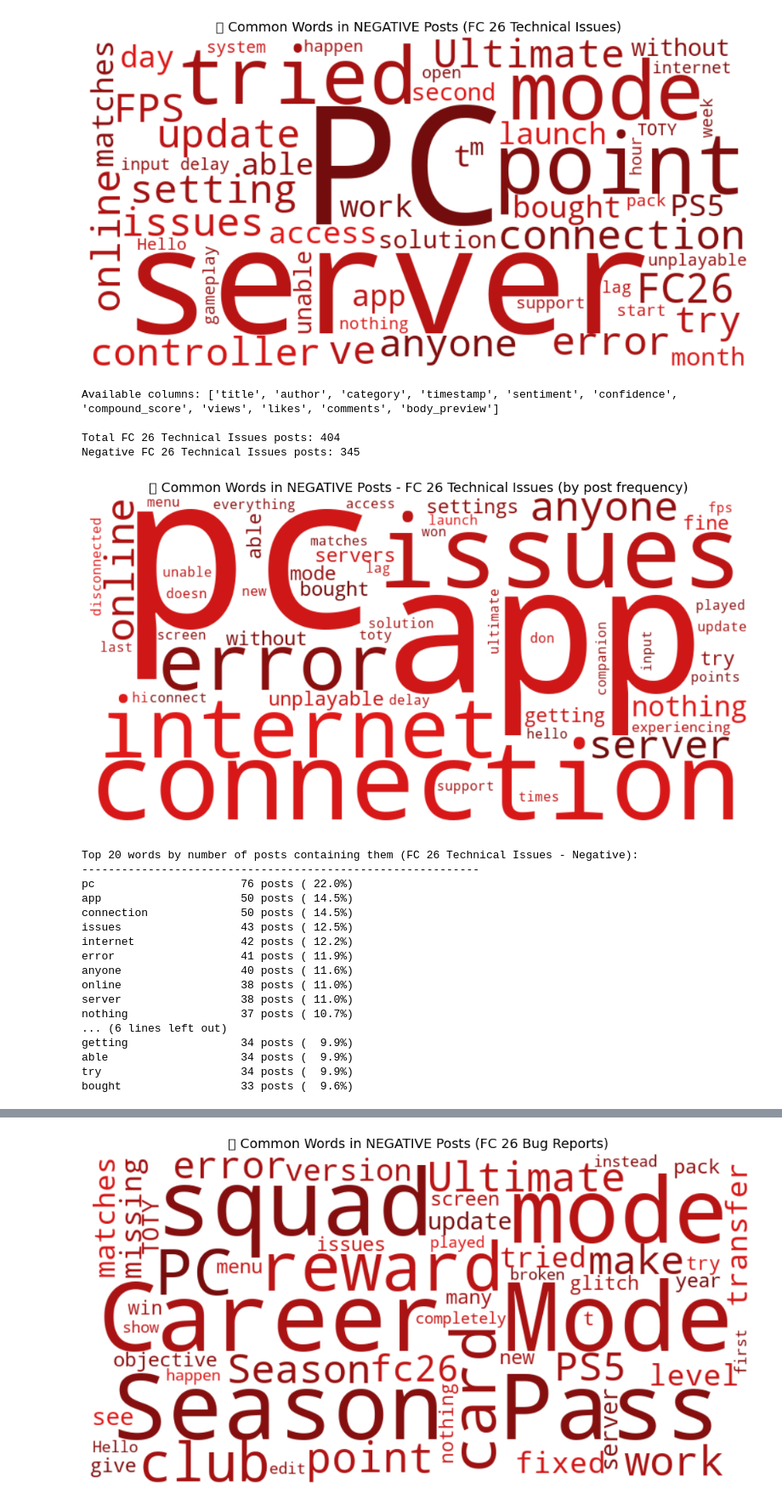
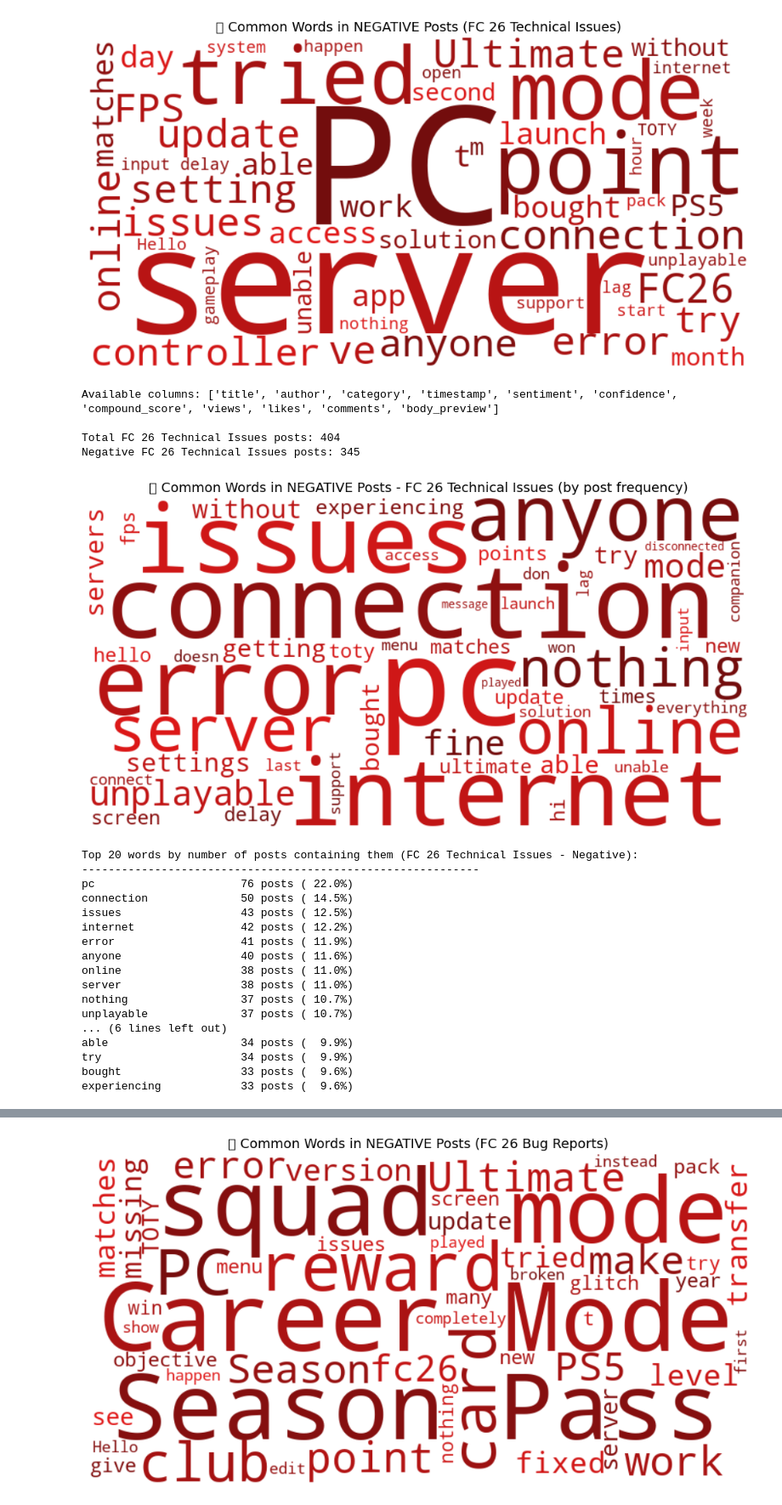
Before and after one commit to ishtihoss/ea_analysis, a Jupyter notebook: transformer_ea.ipynb, the cells around one changed output, grey strips where cells are left out. Shown at 85% size. Saved outputs shown, nothing was run; the diff lists cells and outputs as text; code cells hidden in the pictures.

```diff
--- a/transformer_ea.ipynb
+++ b/transformer_ea.ipynb
@@ -562,7 +535,7 @@ print("Available columns:", df.columns.tolist())
 
 custom_stopwords = STOPWORDS.union({
     'ea', 'game', 'games', 'player', 'players', 'team', 'account', 'tried','error',
-    'will', 'get', 'got', 'one', 'also', 'would', 'could', 'even', 'hello', 'don'
+    'will', 'get', 'got', 'one', 'also', 'would', 'could', 'even', 'hello', 'don',
     'like', 'just', 'now', 'know', 'dont', "don't", 'im', "i'm", 'ultimate',
     'issue', 'play', 'fc', 'problem', 'bug', 'match', 'playing', 'time',
     's', 'fix', 'still', 'every', 'back', 'please', 'thank', 'help',
@@ -812,7 +786,7 @@ print("Available columns:", df.columns.tolist())
 custom_stopwords = STOPWORDS.union({
     'ea', 'game', 'games', 'player', 'players', 'team', 'account',
     'will', 'get', 'got', 'one', 'also', 'would', 'could', 'even',
-    'like', 'just', 'now', 'know', 'dont', "don't", 'im', "i'm",
+    'like', 'just', 'now', 'know', 'dont', "don't", 'im', "i'm", "app",
     'issue', 'play', 'fc', 'problem', 'bug', 'match', 'playing', 'time',
     's', 'fix', 'still', 'every', 'back', 'please', 'thank', 'help', 'tried',
     't', 'u', 've', 're', 'll', 'd', 'm'  # Common contractions
@@ -858,38 +832,37 @@ negative_texts = negative_technical_df['full_text']
 # Count words by POST FREQUENCY (not total occurrences)
 word_frequencies = count_words_by_post_frequency(negative_texts, custom_stopwords)
 
 # Generate word cloud from frequencies
 plt.figure(figsize=(10, 6))
 wc_neg = WordCloud(
     width=800,
     height=400,
     background_color='white',
     max_words=50,
     color_func=red_color_func
 ).generate_from_frequencies(word_frequencies)
 
 plt.imshow(wc_neg, interpolation='bilinear')
 plt.title('🔴 Common Words in NEGATIVE Posts - FC 26 Technical Issues (by post frequency)', fontsize=14)
 plt.axis('off')
 plt.tight_layout()
 plt.show()
 
 # Print top 20 words to verify
 print("\nTop 20 words by number of posts containing them (FC 26 Technical Issues - Negative):")
 print("-" * 60)
 for word, count in sorted(word_frequencies.items(), key=lambda x: -x[1])[:20]:
     pct = (count / len(negative_technical_df)) * 100
     print(f"{word:20s} {count:5d} posts ({pct:5.1f}%)")
 # %% [output]
 Available columns: ['title', 'author', 'category', 'timestamp', 'sentiment', 'confidence', 'compound_score', 'views', 'likes', 'comments', 'body_preview']
 
 Total FC 26 Technical Issues posts: 404
 Negative FC 26 Technical Issues posts: 345
-[figure, old version]
+[figure, new version]
 Top 20 words by number of posts containing them (FC 26 Technical Issues - Negative):
 ------------------------------------------------------------
 pc                      76 posts ( 22.0%)
-app                     50 posts ( 14.5%)
 connection              50 posts ( 14.5%)
 issues                  43 posts ( 12.5%)
 internet                42 posts ( 12.2%)
@@ -898,11 +871,12 @@ anyone                  40 posts ( 11.6%)
 online                  38 posts ( 11.0%)
 server                  38 posts ( 11.0%)
 nothing                 37 posts ( 10.7%)
+unplayable              37 posts ( 10.7%)
 ... (6 lines left out)
-getting                 34 posts (  9.9%)
 able                    34 posts (  9.9%)
 try                     34 posts (  9.9%)
 bought                  33 posts (  9.6%)
+experiencing            33 posts (  9.6%)
 # %%
 import pandas as pd
 
```
Also changed, not shown: parts of 6 cells of this notebook.
